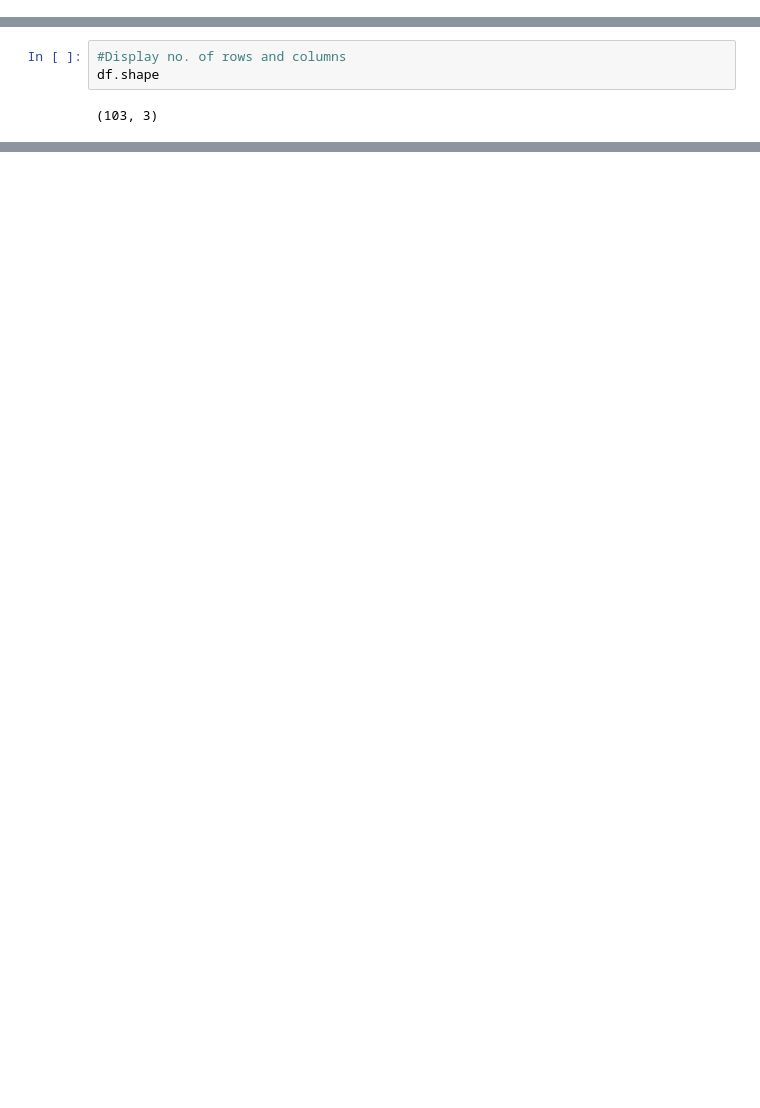
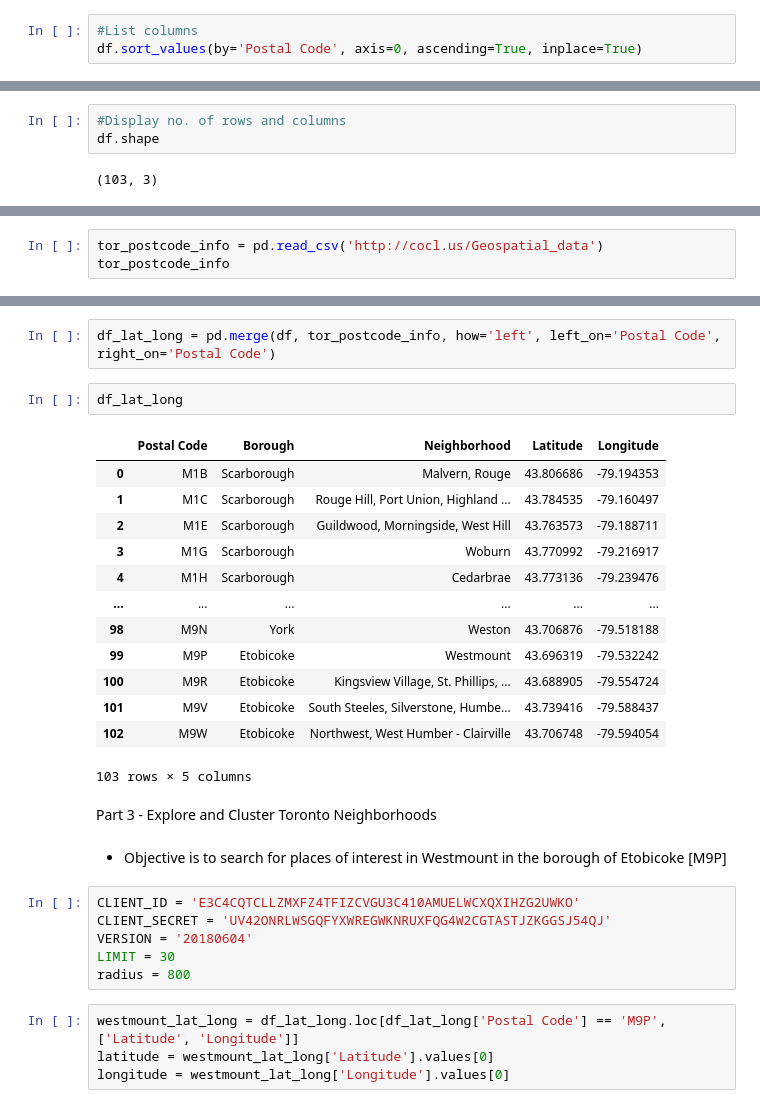
Before and after one commit to darrenkth/Coursera_Capstone, a Jupyter notebook: Toronto_Neighborhood.ipynb, the cells around one changed output, grey strips where cells are left out. Saved outputs shown, nothing was run; the diff lists cells and outputs as text; blank space fills up the shorter version.

Commit message:
Complete assignment on Toronto Neighborhoods

```diff
--- a/Toronto_Neighborhood.ipynb
+++ b/Toronto_Neighborhood.ipynb
@@ -53,0 +39,3 @@ df
+# %%
+#List columns
+df.sort_values(by='Postal Code', axis=0, ascending=True, inplace=True)
@@ -58,0 +65,3 @@ df.shape
+# %%
+tor_postcode_info = pd.read_csv('http://cocl.us/Geospatial_data')
+tor_postcode_info
@@ -58,0 +82,32 @@ df.shape
+# %%
+df_lat_long = pd.merge(df, tor_postcode_info, how='left', left_on='Postal Code', right_on='Postal Code')
+# %%
+df_lat_long
+# %% [output]
+|  | Postal Code | Borough | Neighborhood | Latitude | Longitude |
+| 0 | M1B | Scarborough | Malvern, Rouge | 43.806686 | -79.194353 |
+| 1 | M1C | Scarborough | Rouge Hill, Port Union, Highland ... | 43.784535 | -79.160497 |
+| 2 | M1E | Scarborough | Guildwood, Morningside, West Hill | 43.763573 | -79.188711 |
+| 3 | M1G | Scarborough | Woburn | 43.770992 | -79.216917 |
+| 4 | M1H | Scarborough | Cedarbrae | 43.773136 | -79.239476 |
+| ... | ... | ... | ... | ... | ... |
+| 98 | M9N | York | Weston | 43.706876 | -79.518188 |
+| 99 | M9P | Etobicoke | Westmount | 43.696319 | -79.532242 |
+| 100 | M9R | Etobicoke | Kingsview Village, St. Phillips, ... | 43.688905 | -79.554724 |
+| 101 | M9V | Etobicoke | South Steeles, Silverstone, Humbe... | 43.739416 | -79.588437 |
+| 102 | M9W | Etobicoke | Northwest, West Humber - Clairville | 43.706748 | -79.594054 |
+103 rows × 5 columns
+# %% [markdown]
+Part 3 - Explore and Cluster Toronto Neighborhoods
+# %% [markdown]
+* Objective is to search for places of interest in Westmount in the borough of Etobicoke [M9P]
+# %%
+CLIENT_ID = 'E3C4CQTCLLZMXFZ4TFIZCVGU3C410AMUELWCXQXIHZG2UWKO'
+CLIENT_SECRET = 'UV42ONRLWSGQFYXWREGWKNRUXFQG4W2CGTASTJZKGGSJ54QJ'
+VERSION = '20180604'
+LIMIT = 30
+radius = 800
+# %%
+westmount_lat_long = df_lat_long.loc[df_lat_long['Postal Code'] == 'M9P', ['Latitude', 'Longitude']]
+latitude = westmount_lat_long['Latitude'].values[0]
+longitude = westmount_lat_long['Longitude'].values[0]
```
Also changed, not shown: parts of 10 cells of this notebook.
